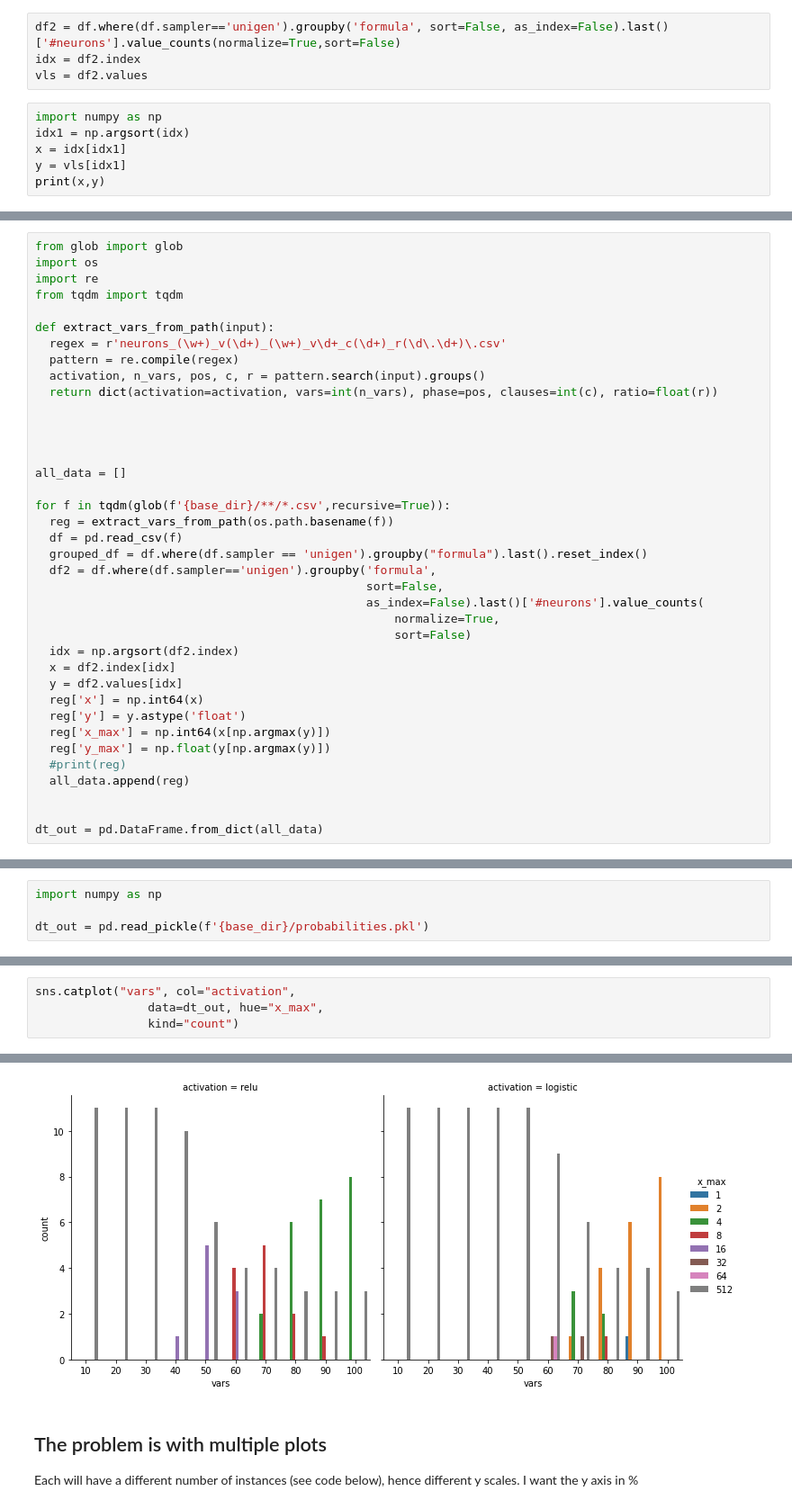
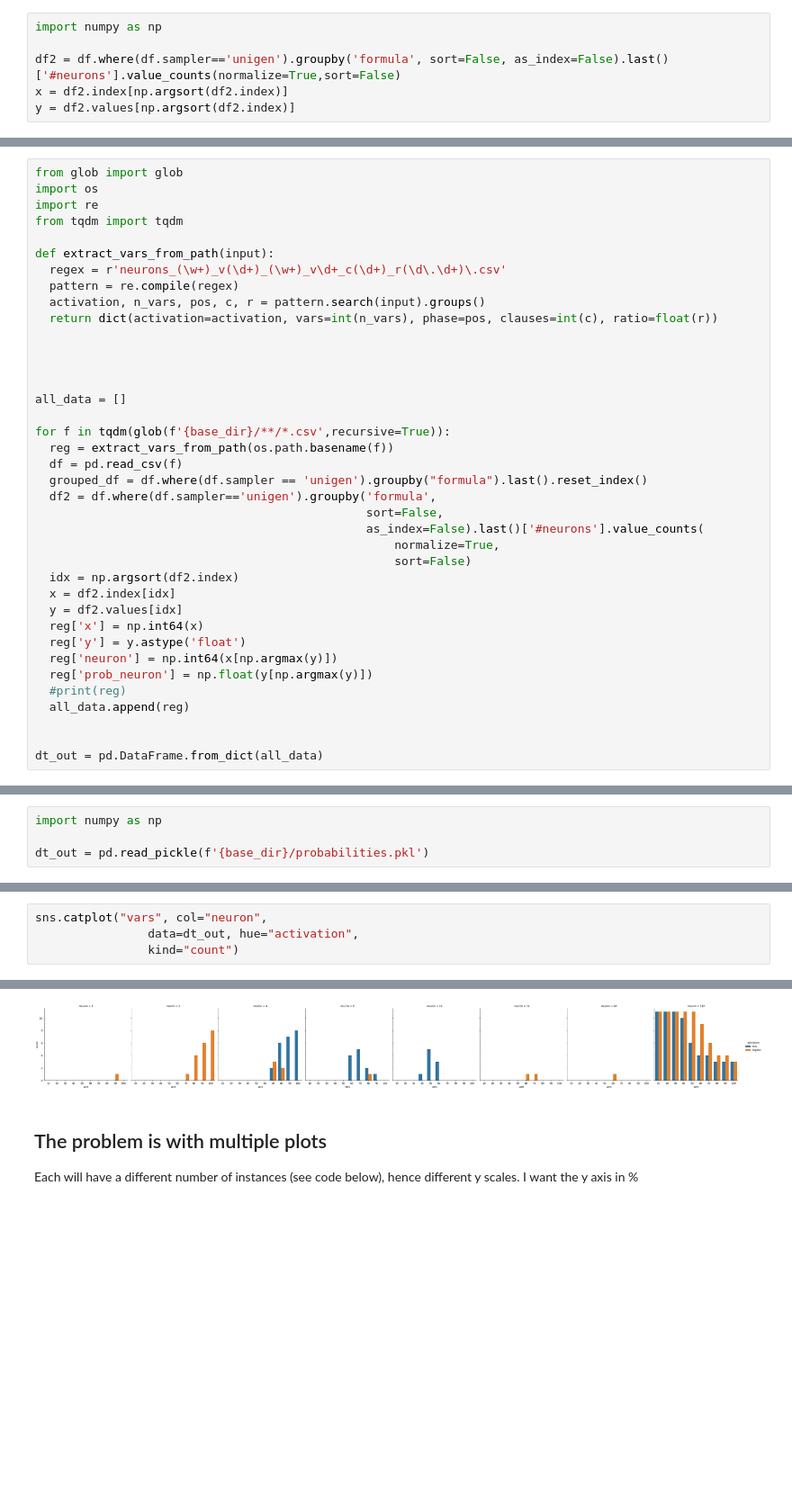
Before and after one commit to andertavares/mlbf, a Jupyter notebook: notebooks/Analysis_learn-vs-sat.ipynb, the cells around one changed output, grey strips where cells are left out. Shown at 90% size. Drawn from its saved outputs; the diff is of its cells as text; blank space fills up the shorter version.

```diff
--- a/notebooks/Analysis_learn-vs-sat.ipynb
+++ b/notebooks/Analysis_learn-vs-sat.ipynb
@@ -66,10 +45,6 @@ Name: #neurons, dtype: float64
 # %%
+import numpy as np
+
 df2 = df.where(df.sampler=='unigen').groupby('formula', sort=False, as_index=False).last()['#neurons'].value_counts(normalize=True,sort=False)
-idx = df2.index
-vls = df2.values
+x = df2.index[np.argsort(df2.index)]
+y = df2.values[np.argsort(df2.index)]
-# %%
-import numpy as np
-idx1 = np.argsort(idx)
-x = idx[idx1]
-y = vls[idx1]
-print(x,y)
@@ -142,8 +115,8 @@ for f in tqdm(glob(f'{base_dir}/**/*.csv',recursive=True)):
   y = df2.values[idx]
   reg['x'] = np.int64(x)
   reg['y'] = y.astype('float')
-  reg['x_max'] = np.int64(x[np.argmax(y)])
-  reg['y_max'] = np.float(y[np.argmax(y)])
+  reg['neuron'] = np.int64(x[np.argmax(y)])
+  reg['prob_neuron'] = np.float(y[np.argmax(y)])
   #print(reg)
   all_data.append(reg)
 
@@ -185,10 +184,10 @@ sns.relplot(x="x_max", y="vars",
 # %%
-sns.catplot("vars", col="activation",
-                data=dt_out, hue="x_max",
+sns.catplot("vars", col="neuron",
+                data=dt_out, hue="activation",
                 kind="count")
 # %% [output]
 <seaborn.axisgrid.FacetGrid at 0x...>
-[figure, old version]
+[figure, new version]
 # %% [markdown]
 ## The problem is with multiple plots
 Each will have a different number of instances (see code below), hence different y scales. I want the y axis in %
```
Also changed, not shown: parts of 8 cells of this notebook.
